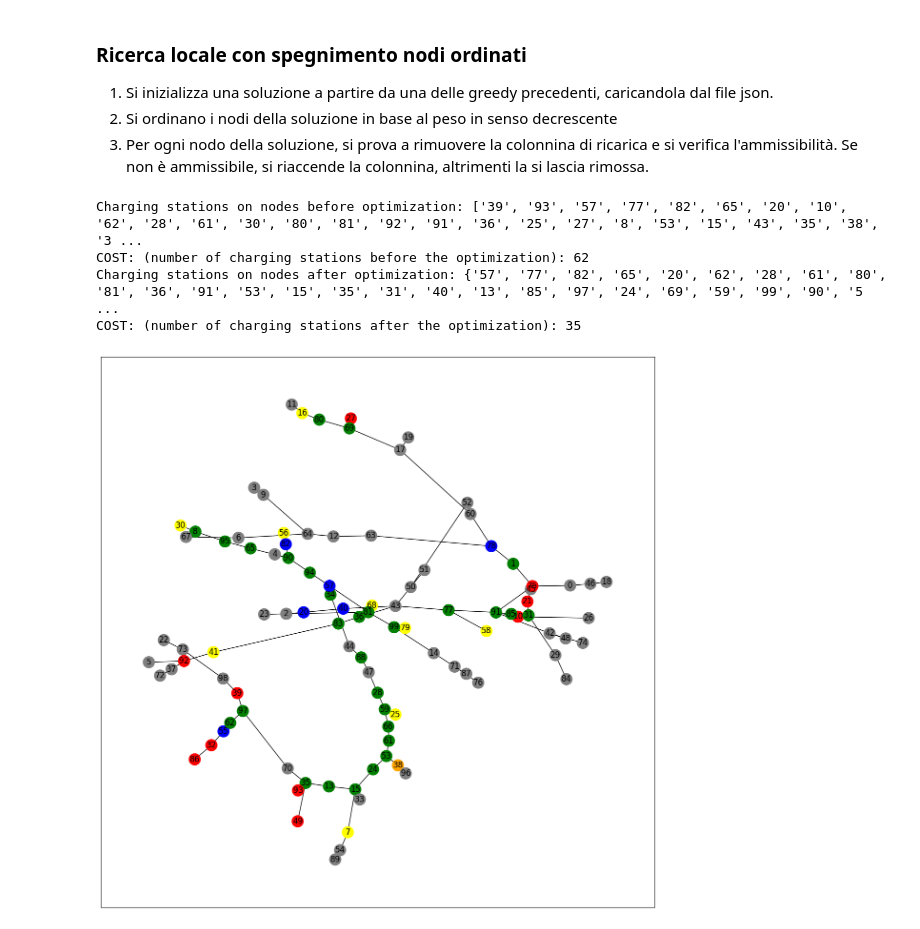
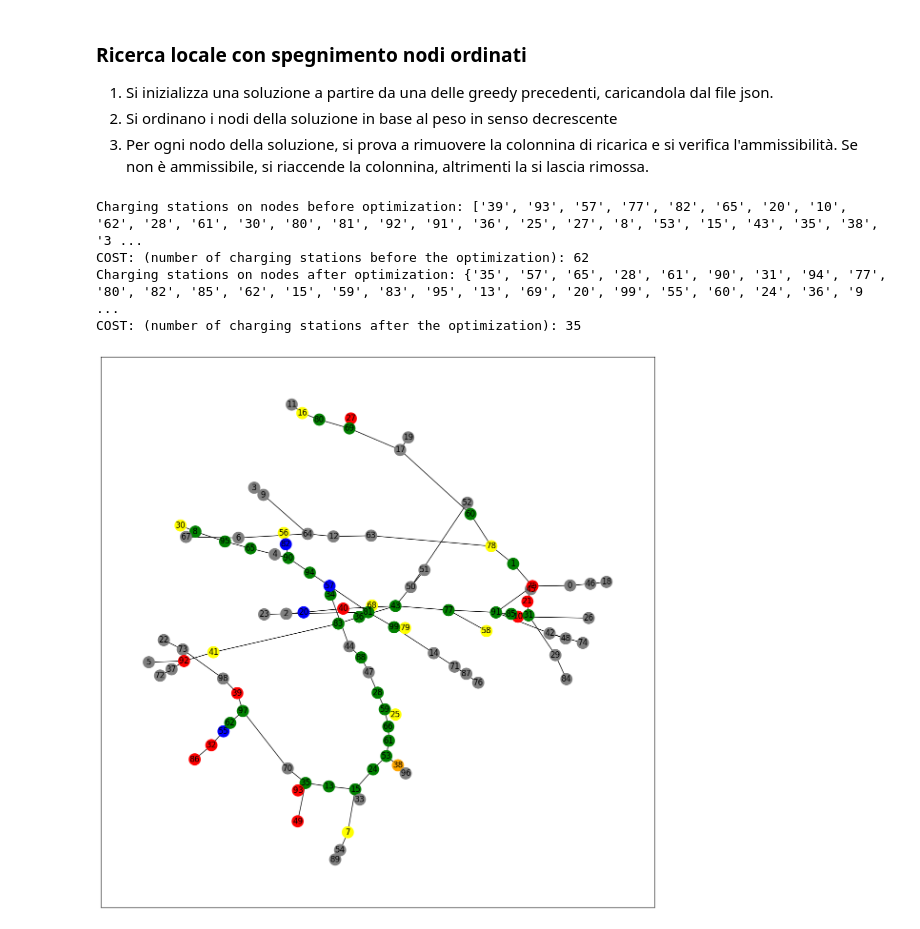
Before and after one commit to marielean/ChargingStations, a Jupyter notebook: ChargingStations.ipynb, the cells around one changed output. Drawn from its saved outputs; the diff is of its cells as text; code cells hidden in the pictures.

```diff
--- a/ChargingStations.ipynb
+++ b/ChargingStations.ipynb
@@ -496,7 +451,7 @@ def optimize_charging_stations(T: nx.Graph, charging_stations: set, flows: list)
     return optimized_chrg_stations
 
 #load the solution from greedy
-charging_stations = uf.load_results('1_4_2')
+charging_stations = uf.load_results('1_3_1')
 print("Charging stations on nodes before optimization:", (charging_stations))
 print(f"COST: (number of charging stations before the optimization): {len(charging_stations)}")
 
@@ -645,33 +589,33 @@ def order_nodes_by_weight(Tree: nx.Graph, charging_stations: set, flows: list):
 def optimize_charging_stations_sorted(T: nx.Graph, charging_stations: set, flows: list):
 
     uf.set_chrg_stations(T, charging_stations)
 
     charging_stations = set(charging_stations)
     optimized_chrg_stations = charging_stations.copy()
 
     for node in charging_stations:
         optimized_chrg_stations.remove(node)
         T.nodes[node]['chrg_station'] = False
         if not uf.is_admissible(T, flows, L, optimized_chrg_stations):
             optimized_chrg_stations.add(node)
             T.nodes[node]['chrg_station'] = True
 
     return optimized_chrg_stations
 
 #charging_stations = get_charging_stations_with_forward(T, flows)
-charging_stations = uf.load_results('1_4_1')
+charging_stations = uf.load_results('1_4_2')
 print("Charging stations on nodes before optimization:", (charging_stations))
 print(f"COST: (number of charging stations before the optimization): {len(charging_stations)}")
 
 # now I try to remove the charging stations that are not necessary
 charging_stations = optimize_charging_stations_sorted(T, charging_stations, flows)
 print("Charging stations on nodes after optimization:", (charging_stations))
 print(f"COST: (number of charging stations after the optimization): {len(charging_stations)}")
 uf.set_chrg_stations(T, list(charging_stations))
 uf.draw_tree(T, flows)
 # %% [output]
 Charging stations on nodes before optimization: ['39', '93', '57', '77', '82', '65', '20', '10', '62', '28', '61', '30', '80', '81', '92', '91', '36', '25', '27', '8', '53', '15', '43', '35', '38', '3 ...
 COST: (number of charging stations before the optimization): 62
-Charging stations on nodes after optimization: {'57', '77', '82', '65', '20', '62', '28', '61', '80', '81', '36', '91', '53', '15', '35', '31', '40', '13', '85', '97', '24', '69', '59', '99', '90', '5 ...
+Charging stations on nodes after optimization: {'35', '57', '65', '28', '61', '90', '31', '94', '77', '80', '82', '85', '62', '15', '59', '83', '95', '13', '69', '20', '99', '55', '60', '24', '36', '9 ...
 COST: (number of charging stations after the optimization): 35
-[figure, old version]
+[figure, new version]
```
Also changed, not shown: parts of 16 cells of this notebook, 1 other file.
